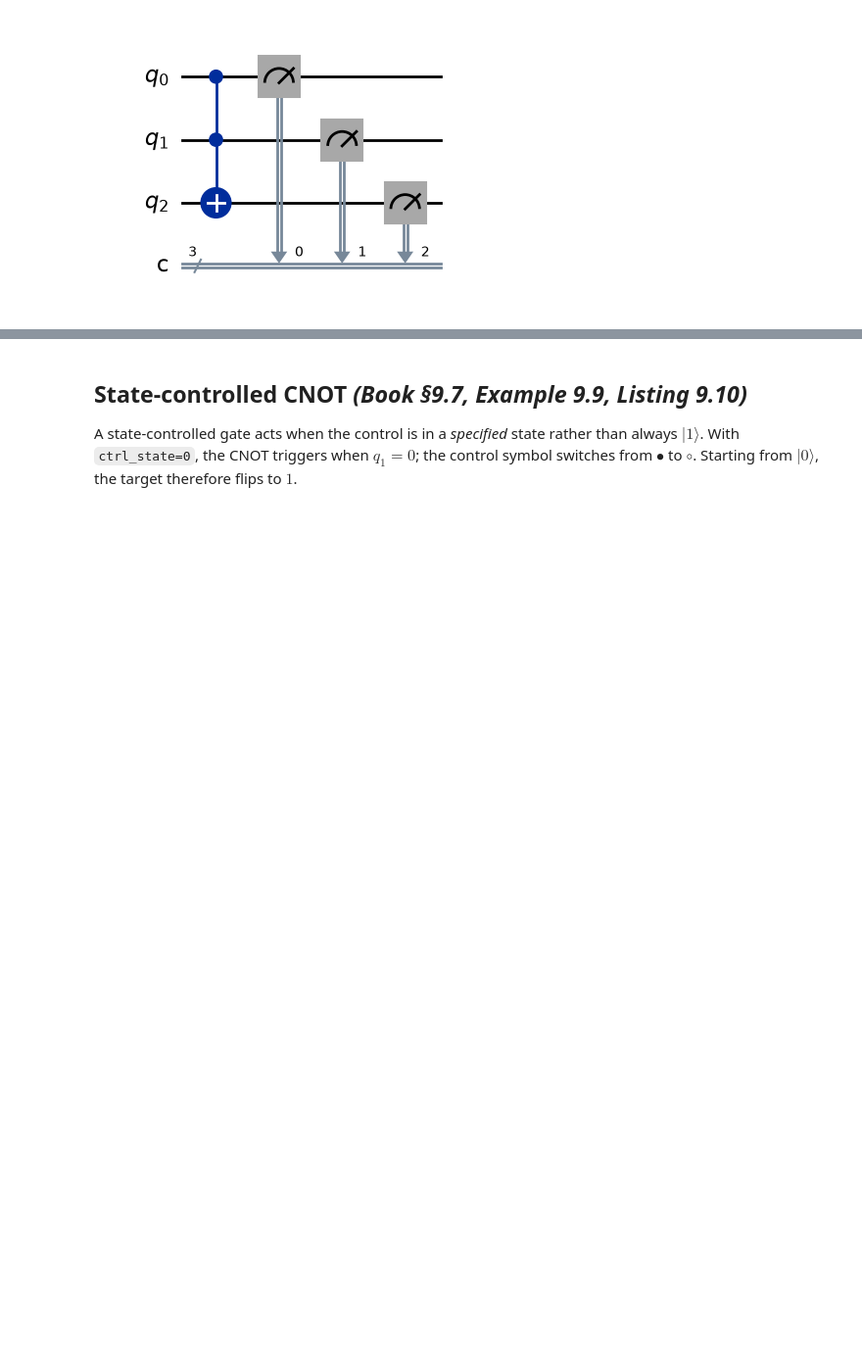
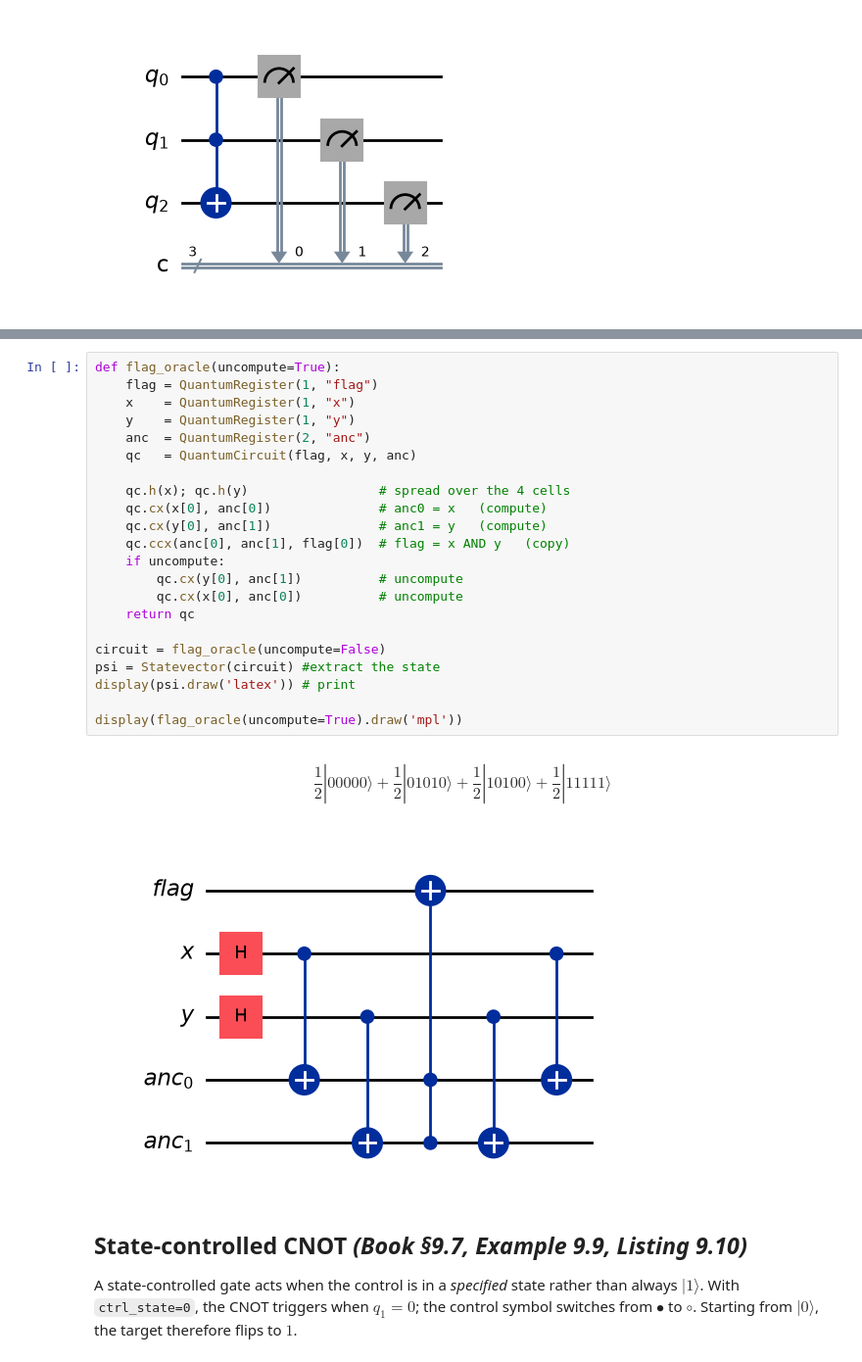
Before and after one commit to UW-ERSL/AppliedQC, a Jupyter notebook: Chapter09_QuantumCircuits_notebook.ipynb, the cells around one changed output, grey strips where cells are left out. Shown at 98% size. Cells and saved outputs as stored; diff of their text form; blank space fills up the shorter version.

```diff
--- a/Chapter09_QuantumCircuits_notebook.ipynb
+++ b/Chapter09_QuantumCircuits_notebook.ipynb
@@ -337,3 +341,28 @@ display(circuit.draw('mpl'))
+# %%
+def flag_oracle(uncompute=True):
+    flag = QuantumRegister(1, "flag")
+    x    = QuantumRegister(1, "x")
+    y    = QuantumRegister(1, "y")
+    anc  = QuantumRegister(2, "anc")
+    qc   = QuantumCircuit(flag, x, y, anc)
+
+    qc.h(x); qc.h(y)                 # spread over the 4 cells
+    qc.cx(x[0], anc[0])              # anc0 = x   (compute)
+    qc.cx(y[0], anc[1])              # anc1 = y   (compute)
+    qc.ccx(anc[0], anc[1], flag[0])  # flag = x AND y   (copy)
+    if uncompute:
+        qc.cx(y[0], anc[1])          # uncompute
+        qc.cx(x[0], anc[0])          # uncompute
+    return qc
+
+circuit = flag_oracle(uncompute=False)
+psi = Statevector(circuit) #extract the state
+display(psi.draw('latex')) # print
+
+display(flag_oracle(uncompute=True).draw('mpl'))
+# %% [output]
+$$\frac{1}{2} |00000\rangle+\frac{1}{2} |01010\rangle+\frac{1}{2} |10100\rangle+\frac{1}{2} |11111\rangle$$
+[figure, added]
 # %% [markdown]
 ## State-controlled CNOT  *(Book §9.7, Example 9.9, Listing 9.10)*
 
```
Also changed, not shown: parts of 16 cells of this notebook, 10 other files.
